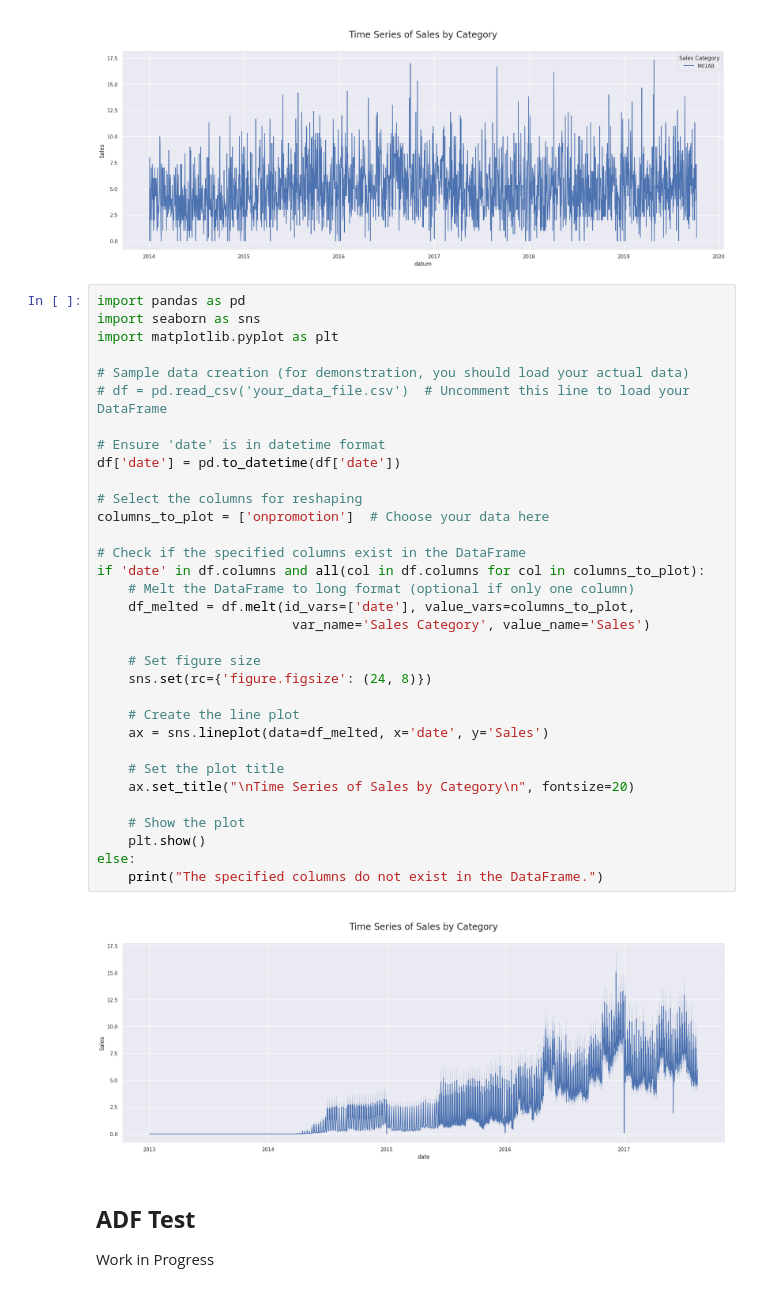
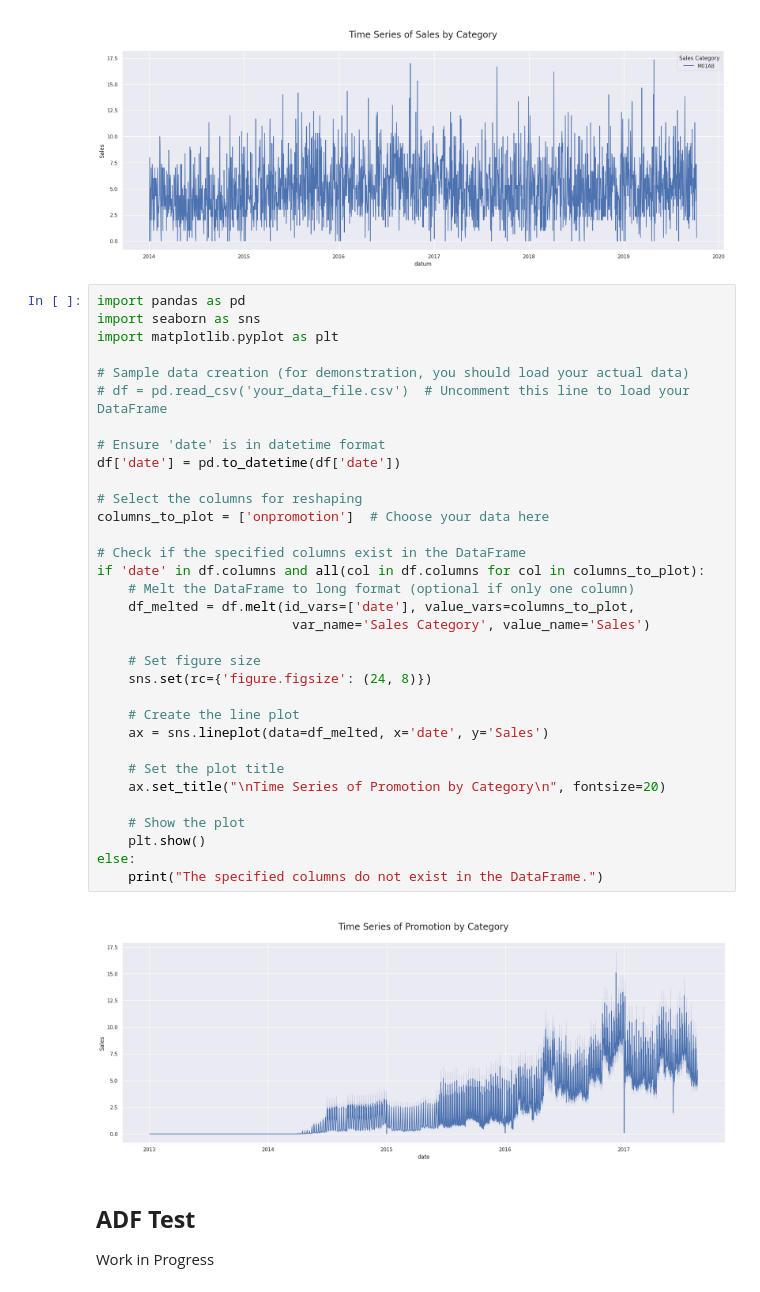
Before and after one commit to rafkama/Magang-BVK, a Jupyter notebook: Forecasting_Data_BVK.ipynb, the cells around one changed output. Drawn from its saved outputs; the diff is of its cells as text.

```diff
--- a/Forecasting_Data_BVK.ipynb
+++ b/Forecasting_Data_BVK.ipynb
@@ -191,35 +191,35 @@ import seaborn as sns
 import matplotlib.pyplot as plt
 
 # Sample data creation (for demonstration, you should load your actual data)
 # df = pd.read_csv('your_data_file.csv')  # Uncomment this line to load your DataFrame
 
 # Ensure 'date' is in datetime format
 df['date'] = pd.to_datetime(df['date'])
 
 # Select the columns for reshaping
 columns_to_plot = ['onpromotion']  # Choose your data here
 
 # Check if the specified columns exist in the DataFrame
 if 'date' in df.columns and all(col in df.columns for col in columns_to_plot):
     # Melt the DataFrame to long format (optional if only one column)
     df_melted = df.melt(id_vars=['date'], value_vars=columns_to_plot,
                          var_name='Sales Category', value_name='Sales')
 
     # Set figure size
     sns.set(rc={'figure.figsize': (24, 8)})
 
     # Create the line plot
     ax = sns.lineplot(data=df_melted, x='date', y='Sales')
 
     # Set the plot title
-    ax.set_title("\nTime Series of Sales by Category\n", fontsize=20)
+    ax.set_title("\nTime Series of Promotion by Category\n", fontsize=20)
 
     # Show the plot
     plt.show()
 else:
     print("The specified columns do not exist in the DataFrame.")
 # %% [output]
-[figure, old version]
+[figure, new version]
 # %% [markdown]
 ## **ADF Test**
 
```
Also changed, not shown: parts of 2 cells of this notebook.
